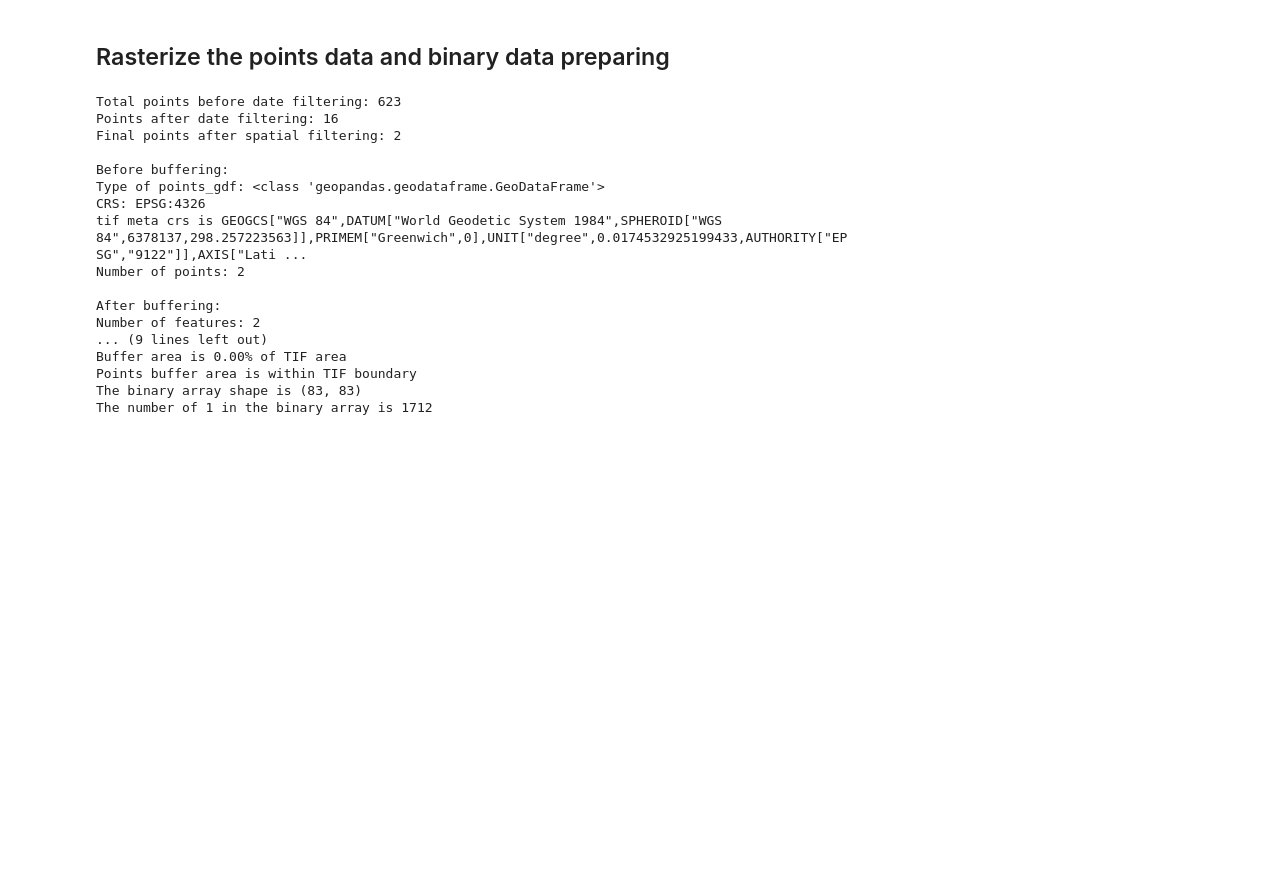
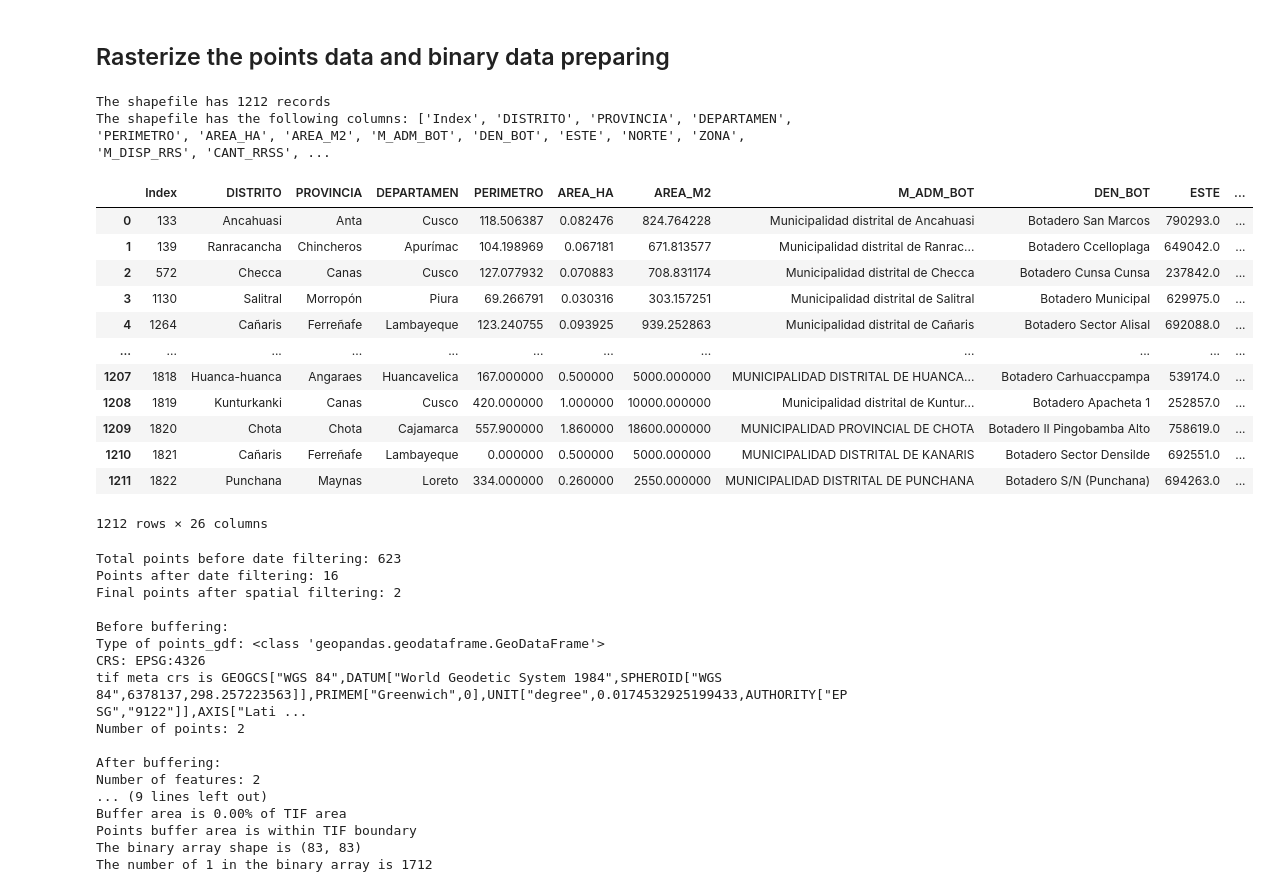
Before and after one commit to wayne-xyz/GoogleEarthEngineTask, a Jupyter notebook: Tif_Trainning/Tif_training.ipynb, the cells around one changed output. Cells and saved outputs as stored; diff of their text form; code cells hidden in the pictures; blank space fills up the shorter version.

```diff
--- a/Tif_Trainning/Tif_training.ipynb
+++ b/Tif_Trainning/Tif_training.ipynb
@@ -28,3 +16,16 @@ Target_DP_shapefile_path=r'G:\GithubProject\GoogleEarthEngineTask\Tif_Trainning\
+# %%
+index_list=[581,1806,1212,1189,438,489,782]
+
+import os
+
+# Get the current working directory
+base_dir = os.getcwd()
+
+# Define paths using the base directory
+tif_folder_path = os.path.join(base_dir, 'tif')
+tif_label_folder_path = os.path.join(base_dir, 'tif_label')
+J1V_shapefile_path = os.path.join(base_dir, 'nasa_data', 'J1V_Clip', 'fire_nrt_J1VC2_536460_clip.shp')
+target_dp_shapefile_path = os.path.join(base_dir, 'Target_DP_shape','c1212_ADRSM_T.shp')
 # %%
 import os
 
@@ -155,6 +158,35 @@ map_object
 Map(center=[-10.914215450970215, -75.32548261768909], controls=(ZoomControl(options=['position', 'zoom_in_text…
 # %% [markdown]
 ## Rasterize  the points data and binary data preparing
+# %%
+import geopandas as gpd
+def check_shapefile_data(shapefile_path):
+    # Load the shapefile as a GeoDataFrame
+    gdf = gpd.read_file(shapefile_path)
+    print(f'The shapefile has {gdf.shape[0]} records')
+
+    # print the column' title of the shapefile's attribute table or dbf's attribute name
+    print(f'The shapefile has the following columns: {list(gdf.columns)}')
+
+    return gdf
+
+check_shapefile_data(target_dp_shapefile_path)
+# %% [output]
+The shapefile has 1212 records
+The shapefile has the following columns: ['Index', 'DISTRITO', 'PROVINCIA', 'DEPARTAMEN', 'PERIMETRO', 'AREA_HA', 'AREA_M2', 'M_ADM_BOT', 'DEN_BOT', 'ESTE', 'NORTE', 'ZONA', 'M_DISP_RRS', 'CANT_RRSS', ...
+|  | Index | DISTRITO | PROVINCIA | DEPARTAMEN | PERIMETRO | AREA_HA | AREA_M2 | M_ADM_BOT | DEN_BOT | ESTE | ... |
+| 0 | 133 | Ancahuasi | Anta | Cusco | 118.506387 | 0.082476 | 824.764228 | Municipalidad distrital de Ancahuasi | Botadero San Marcos | 790293.0 | ... |
+| 1 | 139 | Ranracancha | Chincheros | Apurímac | 104.198969 | 0.067181 | 671.813577 | Municipalidad distrital de Ranrac... | Botadero Ccelloplaga | 649042.0 | ... |
+| 2 | 572 | Checca | Canas | Cusco | 127.077932 | 0.070883 | 708.831174 | Municipalidad distrital de Checca | Botadero Cunsa Cunsa | 237842.0 | ... |
+| 3 | 1130 | Salitral | Morropón | Piura | 69.266791 | 0.030316 | 303.157251 | Municipalidad distrital de Salitral | Botadero Municipal | 629975.0 | ... |
+| 4 | 1264 | Cañaris | Ferreñafe | Lambayeque | 123.240755 | 0.093925 | 939.252863 | Municipalidad distrital de Cañaris | Botadero Sector Alisal | 692088.0 | ... |
+| ... | ... | ... | ... | ... | ... | ... | ... | ... | ... | ... | ... |
+| 1207 | 1818 | Huanca-huanca | Angaraes | Huancavelica | 167.000000 | 0.500000 | 5000.000000 | MUNICIPALIDAD DISTRITAL DE HUANCA... | Botadero Carhuaccpampa | 539174.0 | ... |
+| 1208 | 1819 | Kunturkanki | Canas | Cusco | 420.000000 | 1.000000 | 10000.000000 | Municipalidad distrital de Kuntur... | Botadero Apacheta 1 | 252857.0 | ... |
+| 1209 | 1820 | Chota | Chota | Cajamarca | 557.900000 | 1.860000 | 18600.000000 | MUNICIPALIDAD PROVINCIAL DE CHOTA | Botadero II Pingobamba Alto | 758619.0 | ... |
+| 1210 | 1821 | Cañaris | Ferreñafe | Lambayeque | 0.000000 | 0.500000 | 5000.000000 | MUNICIPALIDAD DISTRITAL DE KANARIS | Botadero Sector Densilde | 692551.0 | ... |
+| 1211 | 1822 | Punchana | Maynas | Loreto | 334.000000 | 0.260000 | 2550.000000 | MUNICIPALIDAD DISTRITAL DE PUNCHANA | Botadero S/N (Punchana) | 694263.0 | ... |
+1212 rows × 26 columns
 # %%
 import rasterio
 import geopandas as gpd
```
Also changed, not shown: parts of 7 cells of this notebook.
